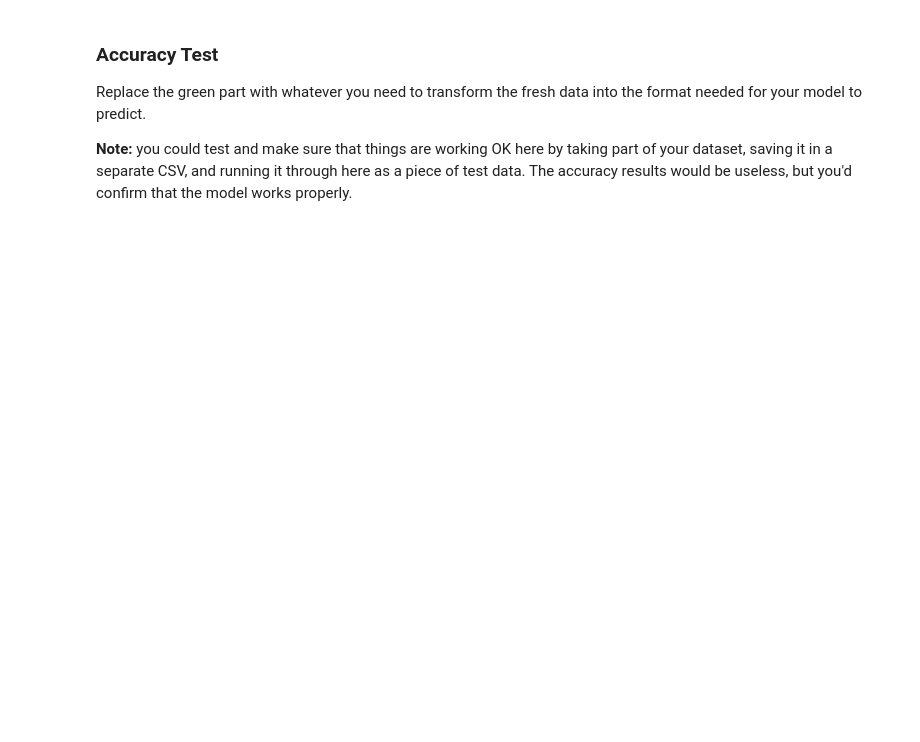
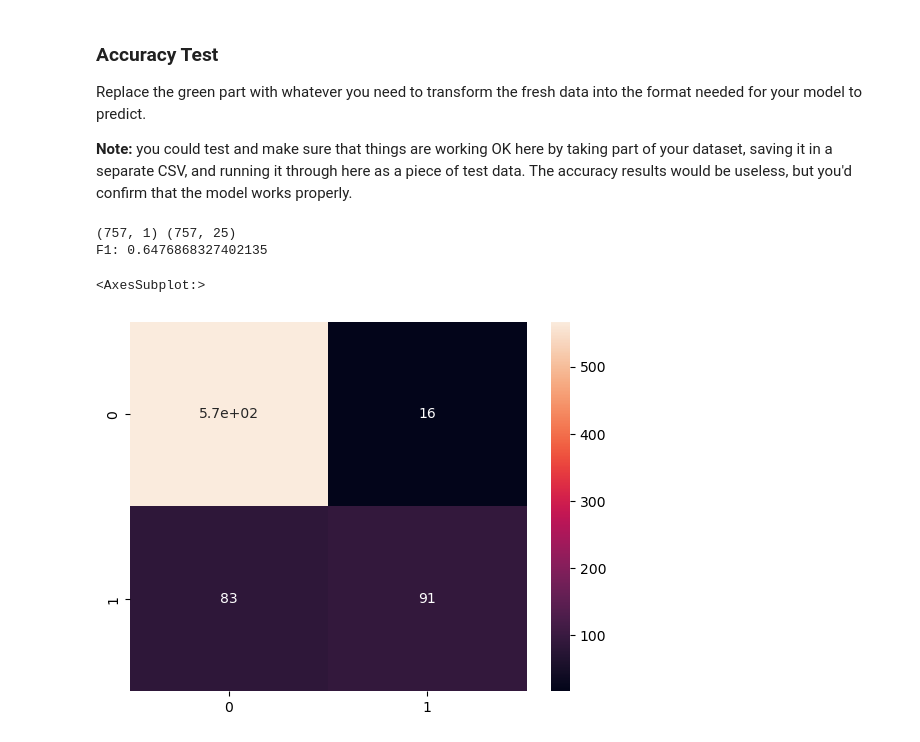
Before and after one commit to Nishaa95/BSIP_Assignment_4_Students, a Jupyter notebook: asn4_start.ipynb, the cells around one changed output. Drawn from its saved outputs; the diff is of its cells as text; code cells hidden in the pictures; blank space fills up the shorter version.

```diff
--- a/asn4_start.ipynb
+++ b/asn4_start.ipynb
@@ -113,7 +102,7 @@ df=df[df["person_emp_length"]<20]
 # %% [markdown]
 One-hot encoding data
 # %%
-df= pd.get_dummies(df,drop_first=True)
+df= pd.get_dummies(df)
 
 df.head()
 # %% [output]
@@ -184,7 +179,8 @@ Replace the green part with whatever you need to transform the fresh data into t
 
 <b>Note:</b> you could test and make sure that things are working OK here by taking part of your dataset, saving it in a separate CSV, and running it through here as a piece of test data. The accuracy results would be useless, but you'd confirm that the model works properly.
 # %%
-d_test = pd.read_csv("test.csv")
+#d_test = pd.read_csv("test.csv")
+d_test = pd.read_csv("train.csv").sample(1000)
 
 
 
@@ -193,32 +189,37 @@ d_test = pd.read_csv("test.csv")
 d_test=d_test.dropna(axis=0)
 d_test=d_test.drop(columns={'Unnamed: 0','cb_person_cred_hist_length'})
 d_test=d_test[d_test["person_income"]<1.0e+05]
 d_test=d_test[d_test["person_age"] <60]
 d_test=d_test[d_test["person_emp_length"]<20]
 
-d_test= pd.get_dummies(d_test,drop_first=True)
+d_test= pd.get_dummies(d_test)
 
 ytest = np.array(d_test["loan_status"]).reshape(-1,1)
 xtest = np.array(d_test.drop(columns="loan_status"))
 
 #Normailse data
 scaler = StandardScaler()
 xtest = scaler.fit_transform(xtest)
 
 
 pred = model.predict(xtest)
 prediction_labels = binarize(np.array(pred).reshape(-1,1), threshold=.5)
 
-
+print(ytest.shape,xtest.shape)
 print("F1:",f1_score(ytest, prediction_labels))
 conf_matrix = confusion_matrix(ytest, prediction_labels)
 sns.heatmap(conf_matrix, annot=True)
 
 
 #######################
 
 # This should work once you're done, as is.
 # uncomment the stuff below when ready to run.
 #print("F1:",f1_score(ytest, prediction_labels))
 #conf_matrix = confusion_matrix(ytest, prediction_labels)
 #sns.heatmap(conf_matrix, annot=True)
+# %% [output]
+(757, 1) (757, 25)
+F1: 0.6476868327402135
+<AxesSubplot:>
+[figure, added]
```
Also changed, not shown: parts of 4 cells of this notebook.
